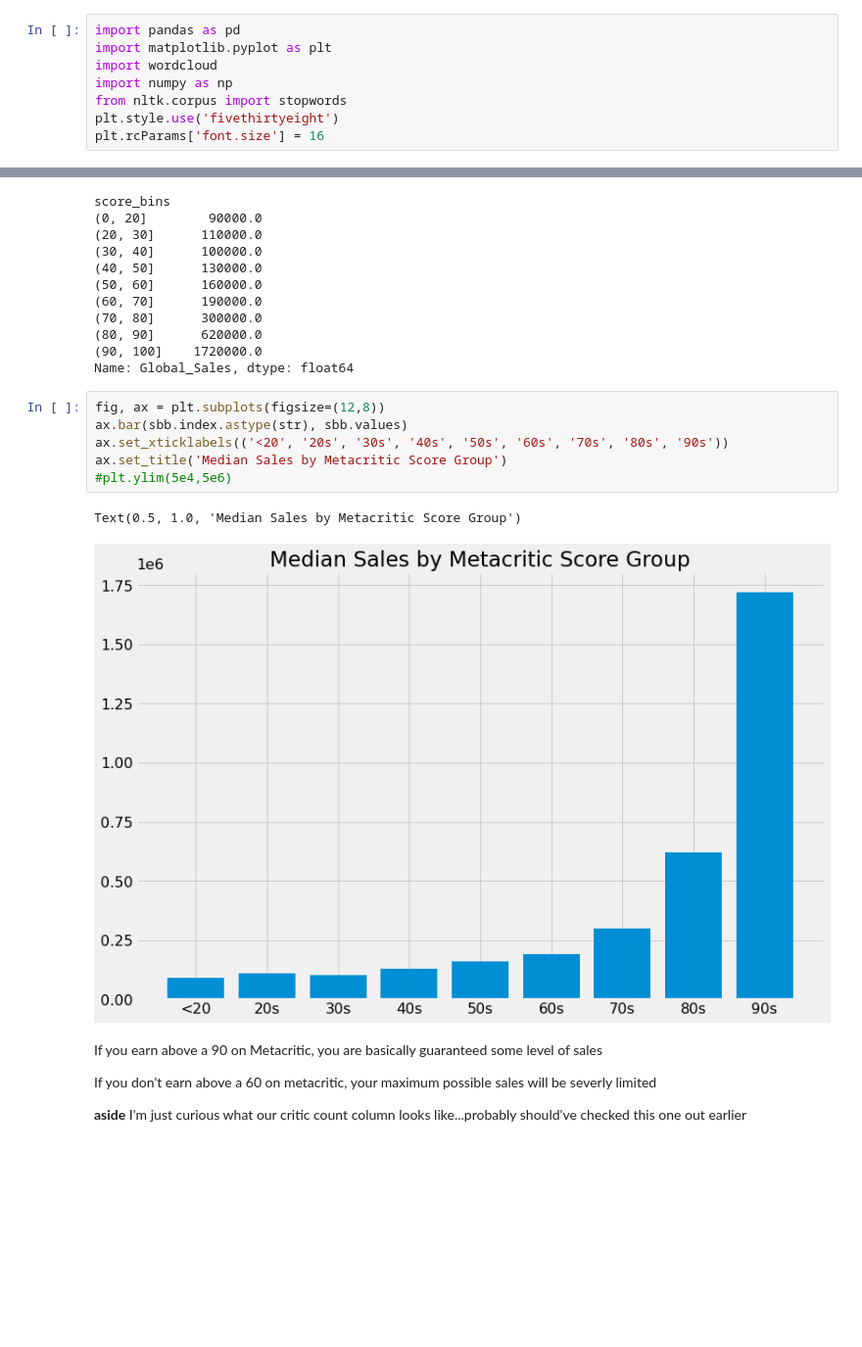
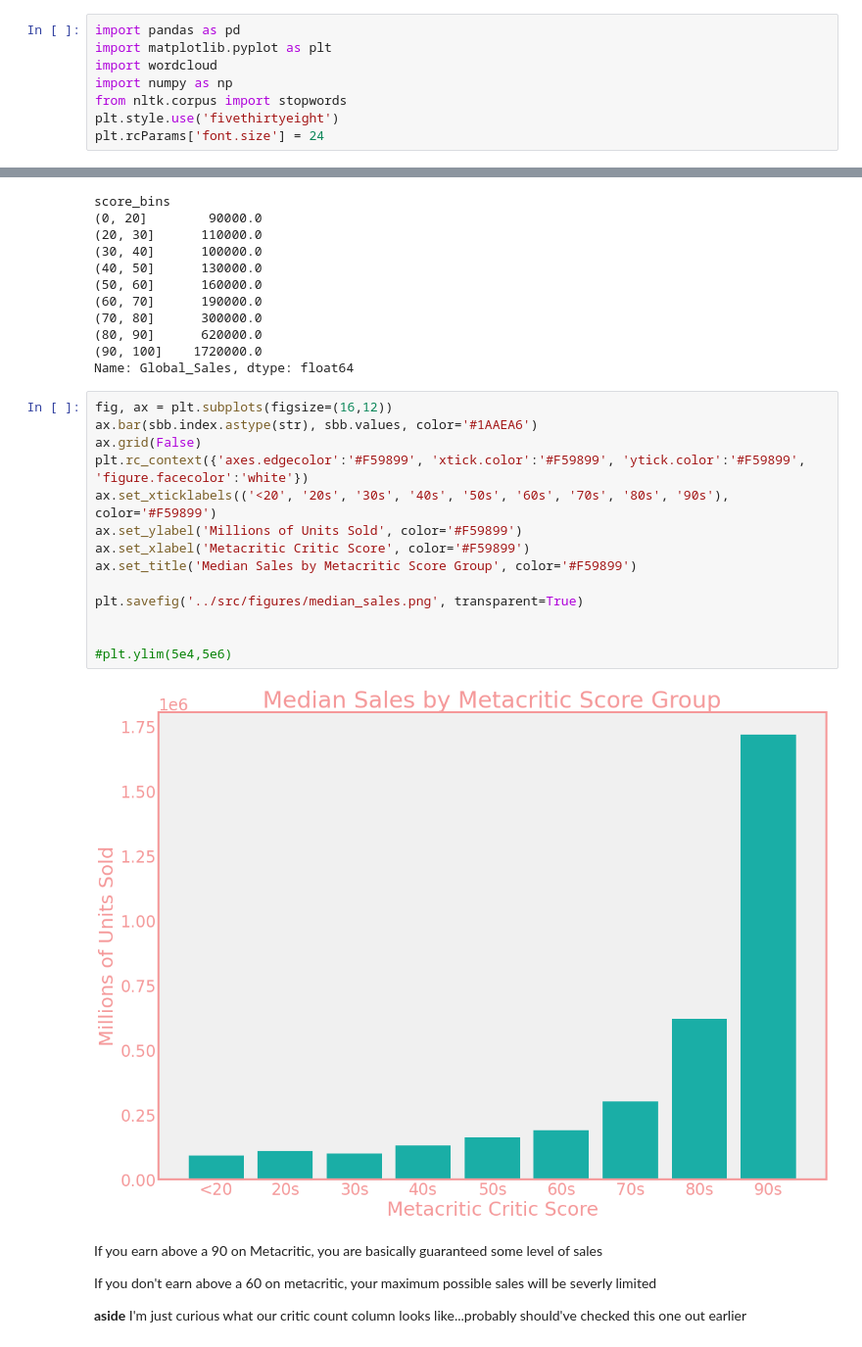
Before and after one commit to Jprebys/video_game_machine_learning, a Jupyter notebook: notebooks/04_visualization.ipynb, the cells around one changed output, grey strips where cells are left out. Shown at 98% size. Drawn from its saved outputs; the diff is of its cells as text; blank space fills up the shorter version.

```diff
--- a/notebooks/04_visualization.ipynb
+++ b/notebooks/04_visualization.ipynb
@@ -9,7 +14,7 @@ import wordcloud
 import numpy as np
 from nltk.corpus import stopwords
 plt.style.use('fivethirtyeight')
-plt.rcParams['font.size'] = 16
+plt.rcParams['font.size'] = 24
 # %%
 df = pd.read_csv('../data/nice_data.csv').dropna(subset=['Critic_Score'])
 plots = pd.read_csv('../data/fsm_set.csv').drop('Unnamed: 0', axis=1)
@@ -128,14 +133,21 @@ score_bins
 (90, 100]    1720000.0
 Name: Global_Sales, dtype: float64
 # %%
-fig, ax = plt.subplots(figsize=(12,8))
-ax.bar(sbb.index.astype(str), sbb.values)
-ax.set_xticklabels(('<20', '20s', '30s', '40s', '50s', '60s', '70s', '80s', '90s'))
-ax.set_title('Median Sales by Metacritic Score Group')
+fig, ax = plt.subplots(figsize=(16,12))
+ax.bar(sbb.index.astype(str), sbb.values, color='#1AAEA6')
+ax.grid(False)
+plt.rc_context({'axes.edgecolor':'#F59899', 'xtick.color':'#F59899', 'ytick.color':'#F59899', 'figure.facecolor':'white'})
+ax.set_xticklabels(('<20', '20s', '30s', '40s', '50s', '60s', '70s', '80s', '90s'), color='#F59899')
+ax.set_ylabel('Millions of Units Sold', color='#F59899')
+ax.set_xlabel('Metacritic Critic Score', color='#F59899')
+ax.set_title('Median Sales by Metacritic Score Group', color='#F59899')
+
+plt.savefig('../src/figures/median_sales.png', transparent=True)
+
+
 #plt.ylim(5e4,5e6)
 # %% [output]
-Text(0.5, 1.0, 'Median Sales by Metacritic Score Group')
-[figure, old version]
+[figure, new version]
 # %% [markdown]
 If you earn above a 90 on Metacritic, you are basically guaranteed some level of sales
 
```
Also changed, not shown: parts of 6 cells of this notebook, 6 other files.
